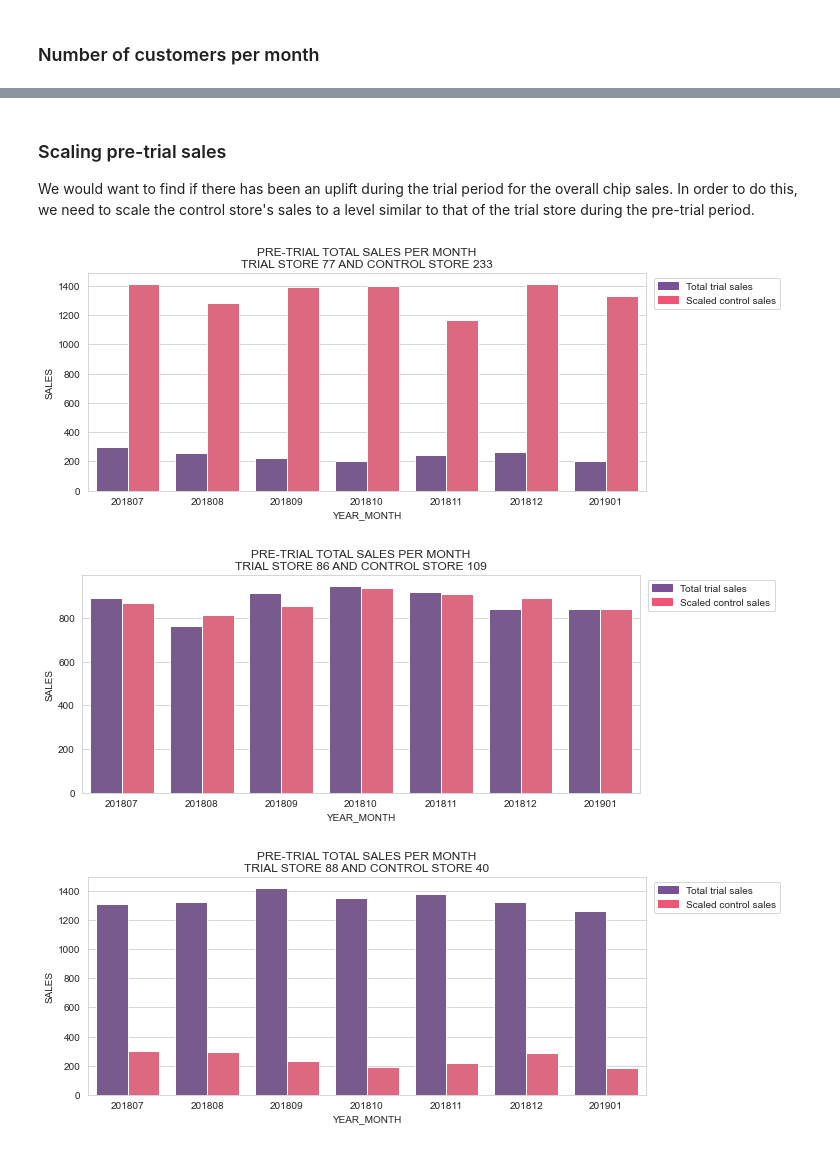
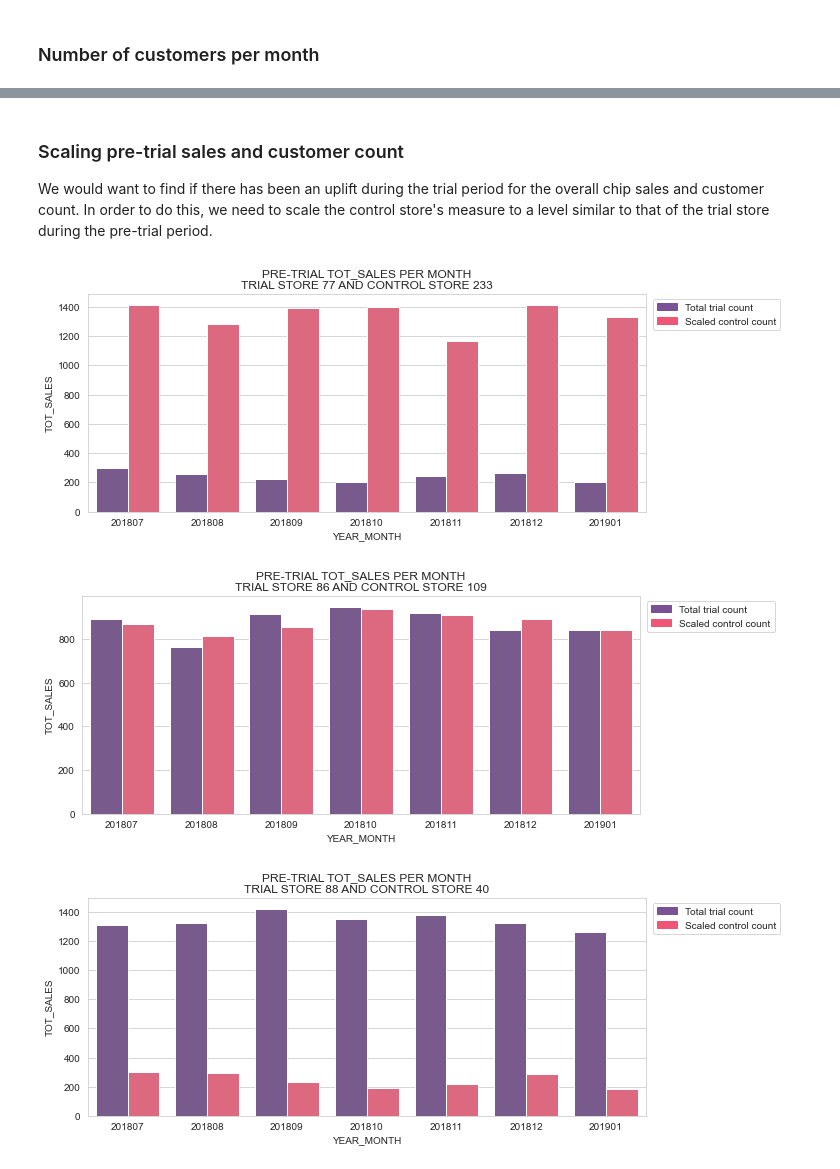
Before and after one commit to dherzey/Forage_Virtual_Internship, a Jupyter notebook: Quantium/Quantium_Task2.ipynb, the cells around one changed output, grey strips where cells are left out. Cells and saved outputs as stored; diff of their text form; code cells hidden in the pictures.

```diff
--- a/Quantium/Quantium_Task2.ipynb
+++ b/Quantium/Quantium_Task2.ipynb
@@ -319,4 +323,4 @@ for trial, control in zip(trials, controls):
 # %% [markdown]
-### Scaling pre-trial sales
-We would want to find if there has been an uplift during the trial period for the overall chip sales. In order to do this, we need to scale the control store's sales to a level similar to that of the trial store during the pre-trial period.
+### Scaling pre-trial sales and customer count
+We would want to find if there has been an uplift during the trial period for the overall chip sales and customer count. In order to do this, we need to scale the control store's measure to a level similar to that of the trial store during the pre-trial period.
 # %%
@@ -342,30 +390,7 @@ scaled_measures['PERCENT_DIFF'] = (abs(scaled_measures['TOT_SALES']-scaled_measu
-# %%
-pre_scaled_m = scaled_measures[(scaled_measures.YEARMONTH < 201902)]
-
-for trial, control in zip(trials, controls):
-    data_c = pre_scaled_m[pre_scaled_m.TRIAL_STORE_NBR==trial]\
-                                      .melt(id_vars=['YEARMONTH'],
-                                            value_vars=['TOT_SALES','SCALED_TOT_SALES'])
-
-    colorList = ['#7a5195','#ef5675']
-    labelList = ["Total trial sales",'Scaled control sales']
-    handles = [mpatches.Patch(color=color, label=label)\
-               for color, label in zip(colorList,labelList)]
-
-    plt.figure(figsize=(10,4))
-    sns.barplot(data=data_c,
-                x='YEARMONTH',
-                y='value',
-                hue='variable',
-                palette=colorList)
-    plt.title(f'PRE-TRIAL TOTAL SALES PER MONTH\nTRIAL STORE {trial} AND CONTROL STORE {control}')
-    plt.xlabel('YEAR_MONTH')
-    plt.ylabel('SALES')
-    plt.legend(handles=handles,
-               loc="upper right",
-               bbox_to_anchor=(1.25,1))
-    plt.show()
-# %% [output]
-[figure, removed]
-[figure, removed]
-[figure, removed]
+# %%
+trials, controls, column = [77,86,88], [233,109,40], 'TOT_SALES'
+plot_scaled_measures(trials, controls, measures, column)
+# %% [output]
+[figure, added]
+[figure, added]
+[figure, added]
```
Also changed, not shown: parts of 16 cells of this notebook.
